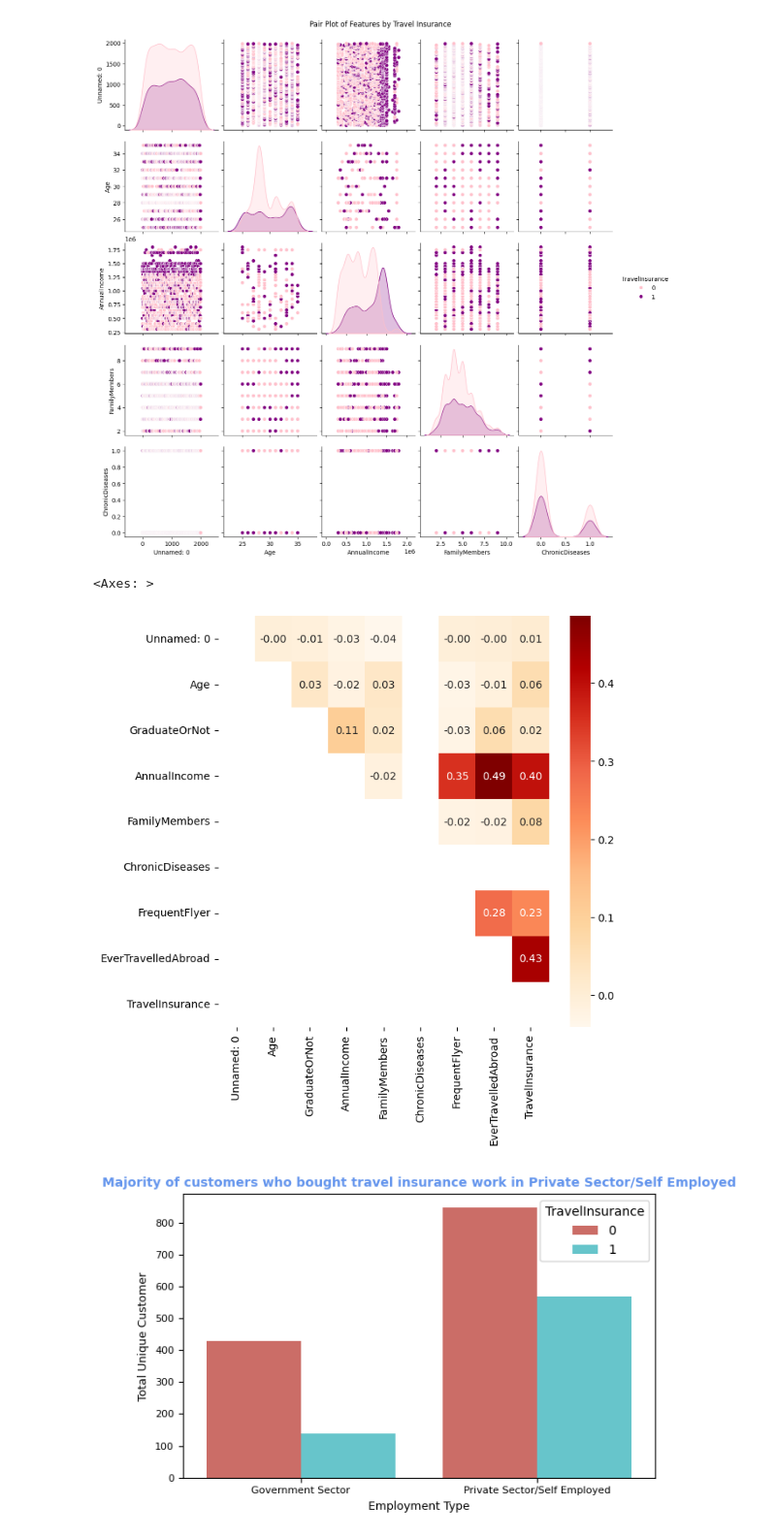
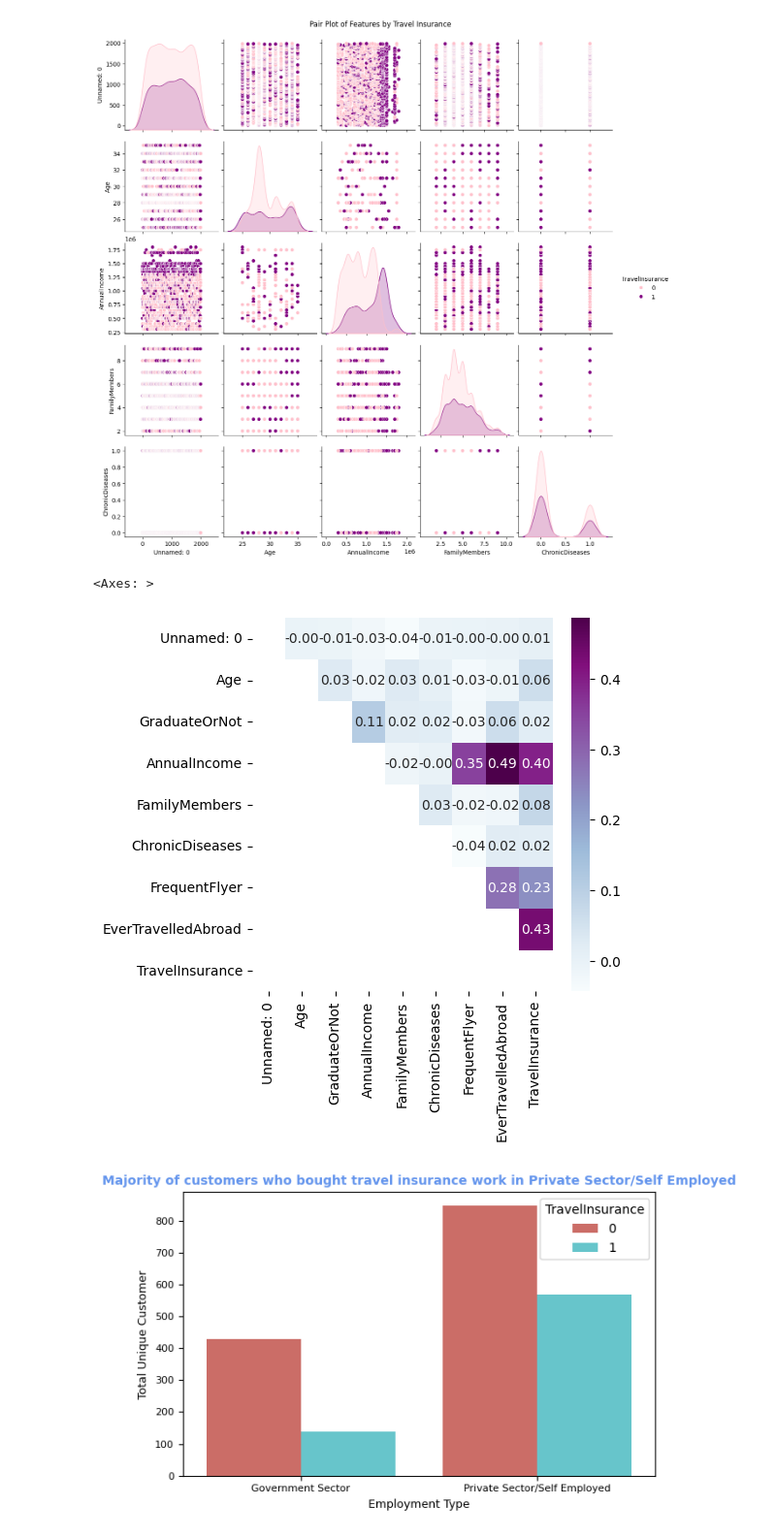
Before and after one commit to learnindya/Travel-Insurance-Customer-Segmentation, a Jupyter notebook: Stage_3__Hakuna_Matata_.ipynb, the cells around one changed output. Shown at 97% size. Saved outputs shown, nothing was run; the diff lists cells and outputs as text; code cells hidden in the pictures.

```diff
--- a/Stage_3__Hakuna_Matata_.ipynb
+++ b/Stage_3__Hakuna_Matata_.ipynb
@@ -373,7 +382,6 @@ B. Fitur Kategorikal
 ## Analisis Multivariat
 # %%
 # Mengubah kolom boolean ke numerical
-df2 = df.copy()
 
 def convert_yesno_to_binary(x):
     if x == "Yes":
@@ -384,7 +392,6 @@ def convert_yesno_to_binary(x):
 df2['GraduateOrNot'] = df2['GraduateOrNot'].apply(convert_yesno_to_binary)
 df2['FrequentFlyer'] = df2['FrequentFlyer'].apply(convert_yesno_to_binary)
 df2['EverTravelledAbroad'] = df2['EverTravelledAbroad'].apply(convert_yesno_to_binary)
-df2['ChronicDiseases'] = df2['ChronicDiseases'].apply(convert_yesno_to_binary)
 
 df2.head()
 # %% [output]
@@ -414,16 +425,16 @@ plt.show()
 # %%
 # Korelasi antar fitur numerikal
 numericals2 = df2.select_dtypes(exclude='object')
 num2 = numericals2.columns
 corr = numericals2.corr()
 
 mask = corr.where(np.triu(np.ones(corr.shape, dtype=bool), k=1))
 
-plt.figure(figsize=(7,7))
-sns.heatmap(mask, cmap='OrRd', annot=True, fmt='.2f')
+plt.figure(figsize=(5,5))
+sns.heatmap(mask, cmap='BuPu', annot=True, fmt='.2f')
 # %% [output]
 <Axes: >
-[figure, old version]
+[figure, new version]
 # %%
 # Grafik antara Employment Type dengan target
 plt.figure(figsize=(6,4))
```
Also changed, not shown: parts of 32 cells of this notebook, 1 other file.
